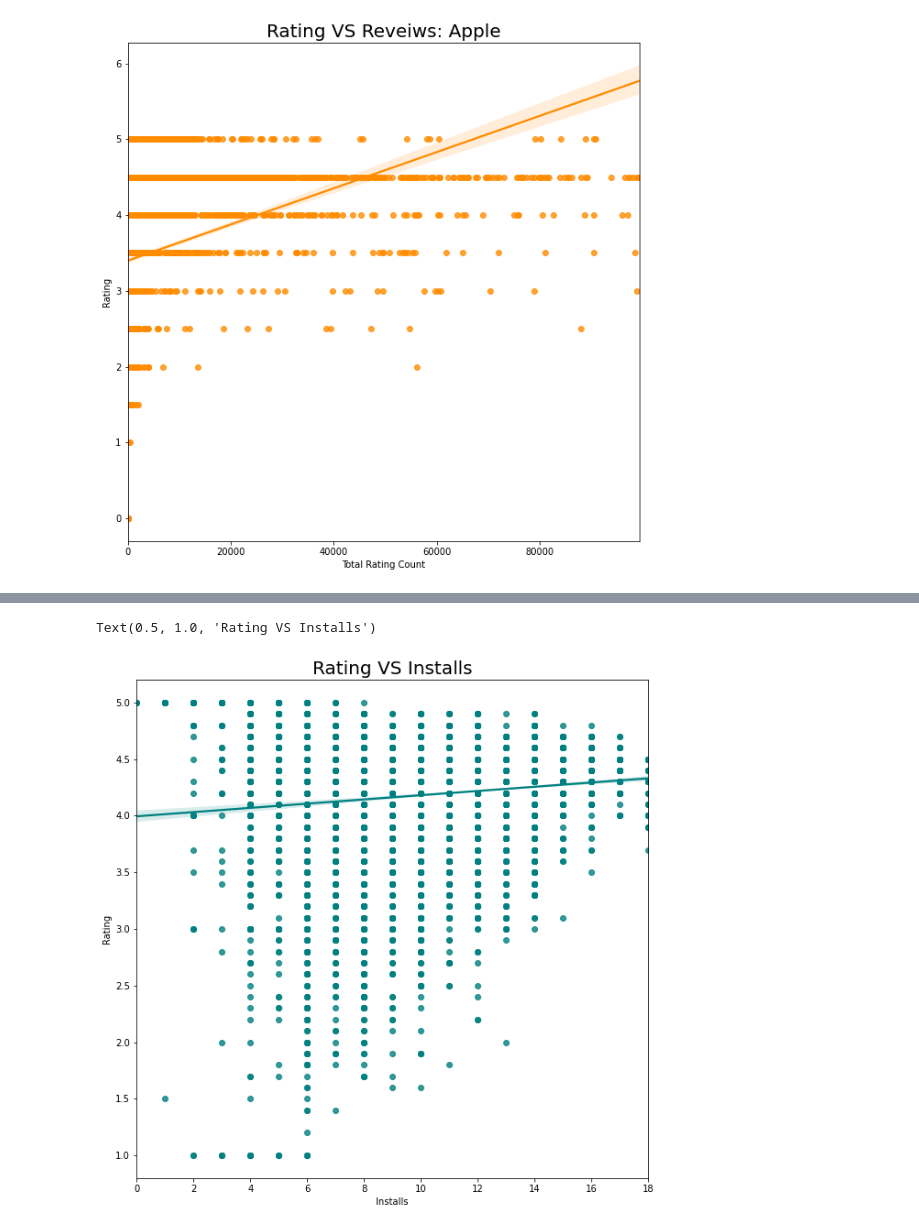
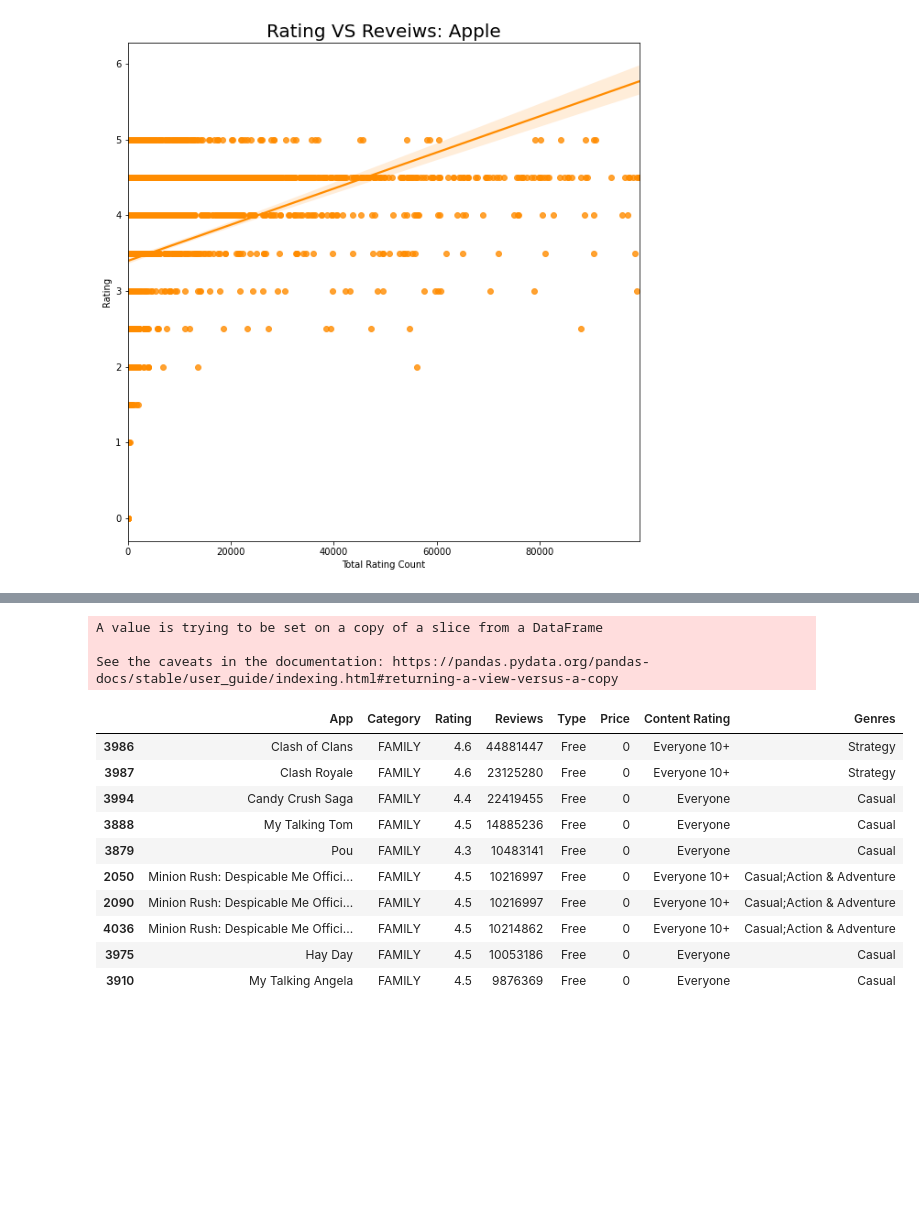
Before and after one commit to IvanCampos11/Build-Week-Project, a Jupyter notebook: AppStorePopularity_BuildWeek_Project.ipynb, the cells around one changed output, grey strips where cells are left out. Drawn from its saved outputs; the diff is of its cells as text; code cells hidden in the pictures; blank space fills up the shorter version.

```diff
--- a/AppStorePopularity_BuildWeek_Project.ipynb
+++ b/AppStorePopularity_BuildWeek_Project.ipynb
@@ -197,6 +190,3 @@ plt.title('Rating VS Reveiws: Apple',size = 20)
 # %% [output]
 Text(0.5, 1.0, 'Rating VS Reveiws: Apple')
 [figure]
-# %%
-android['Installs'] = android['Installs'].str.replace(',','')
-android['Installs'] = android['Installs'].str.replace('+','')
@@ -220,10 +236,20 @@ Sorted_value = sorted(list(android['Installs'].unique()))
-# %%
-android['Installs'] = android['Installs'].astype(int)
-android['Installs'].replace(Sorted_value,range(0,len(Sorted_value),1), inplace = True )
-# %%
-plt.figure(figsize = (10,10))
-sns.regplot(x=android.Installs, y=android.Rating, color = 'teal',data=android);
-plt.title('Rating VS Installs',size = 20)
-# %% [output]
-Text(0.5, 1.0, 'Rating VS Installs')
-[figure, removed]
+# %%
+top_free_android = android[(android["Category"]=="FAMILY") & (android["Type"]=='Free')]
+top_free_android.sort_values("Reviews", axis = 0, ascending=False,inplace=True)
+top_free_android = top_free_android.drop(['Size','Installs'], axis=1)
+top_free_android.head(10)
+# %% [output]
+A value is trying to be set on a copy of a slice from a DataFrame
+
+See the caveats in the documentation: https://pandas.pydata.org/pandas-docs/stable/user_guide/indexing.html#returning-a-view-versus-a-copy
+|  | App | Category | Rating | Reviews | Type | Price | Content Rating | Genres |
+| 3986 | Clash of Clans | FAMILY | 4.6 | 44881447 | Free | 0 | Everyone 10+ | Strategy |
+| 3987 | Clash Royale | FAMILY | 4.6 | 23125280 | Free | 0 | Everyone 10+ | Strategy |
+| 3994 | Candy Crush Saga | FAMILY | 4.4 | 22419455 | Free | 0 | Everyone | Casual |
+| 3888 | My Talking Tom | FAMILY | 4.5 | 14885236 | Free | 0 | Everyone | Casual |
+| 3879 | Pou | FAMILY | 4.3 | 10483141 | Free | 0 | Everyone | Casual |
+| 2050 | Minion Rush: Despicable Me Offici... | FAMILY | 4.5 | 10216997 | Free | 0 | Everyone 10+ | Casual;Action & Adventure |
+| 2090 | Minion Rush: Despicable Me Offici... | FAMILY | 4.5 | 10216997 | Free | 0 | Everyone 10+ | Casual;Action & Adventure |
+| 4036 | Minion Rush: Despicable Me Offici... | FAMILY | 4.5 | 10214862 | Free | 0 | Everyone 10+ | Casual;Action & Adventure |
+| 3975 | Hay Day | FAMILY | 4.5 | 10053186 | Free | 0 | Everyone | Casual |
+| 3910 | My Talking Angela | FAMILY | 4.5 | 9876369 | Free | 0 | Everyone | Casual |
```
Also changed, not shown: parts of 9 cells of this notebook.
